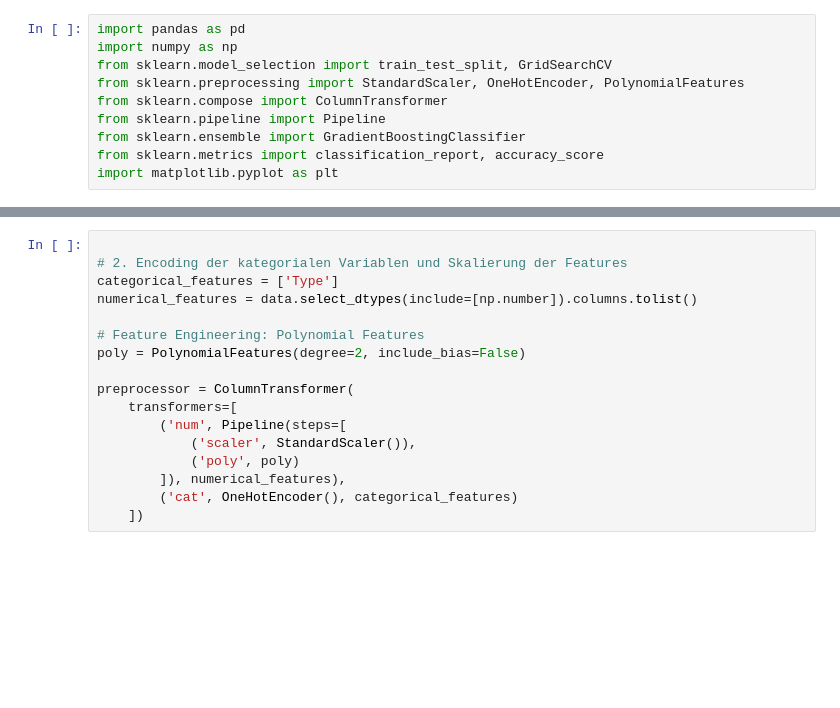
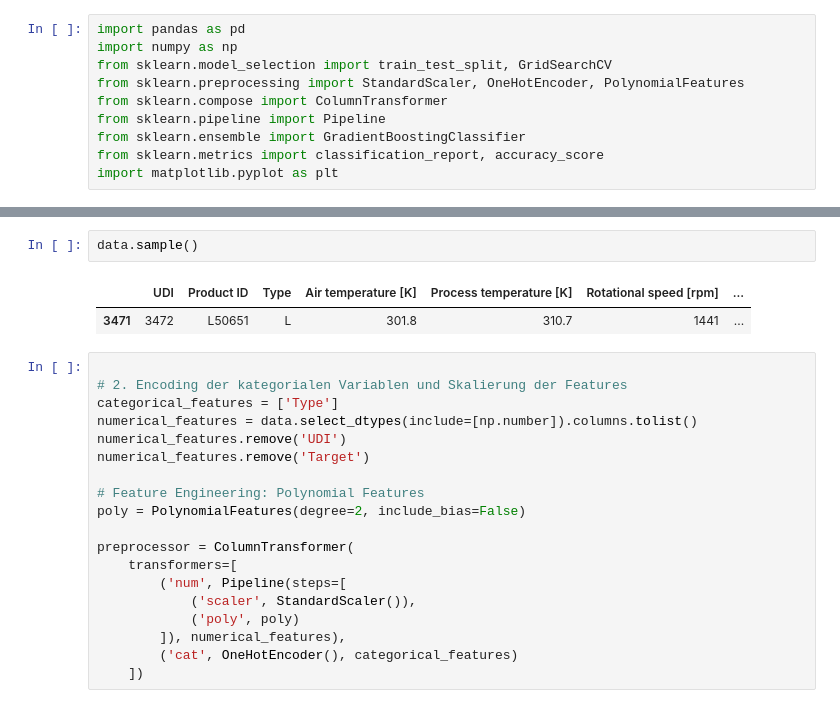
Before and after one commit to JonaKoenemann/machine_failure_classification, a Jupyter notebook: src/models/gradient_boosting_classifier/gardient_boosting_classifier.ipynb, the cells around one changed output, grey strips where cells are left out. Cells and saved outputs as stored; diff of their text form; blank space fills up the shorter version.

```diff
--- a/src/models/gradient_boosting_classifier/gardient_boosting_classifier.ipynb
+++ b/src/models/gradient_boosting_classifier/gardient_boosting_classifier.ipynb
@@ -14,8 +21,15 @@ data = pd.read_csv("../../data/predictive_maintenance.csv")
+# %%
+data.sample()
+# %% [output]
+|  | UDI | Product ID | Type | Air temperature [K] | Process temperature [K] | Rotational speed [rpm] | ... |
+| 3471 | 3472 | L50651 | L | 301.8 | 310.7 | 1441 | ... |
 # %%
 
 # 2. Encoding der kategorialen Variablen und Skalierung der Features
 categorical_features = ['Type']
 numerical_features = data.select_dtypes(include=[np.number]).columns.tolist()
+numerical_features.remove('UDI')
+numerical_features.remove('Target')
 
 # Feature Engineering: Polynomial Features
 poly = PolynomialFeatures(degree=2, include_bias=False)
```
Also changed, not shown: parts of 16 cells of this notebook, 1 other file.
